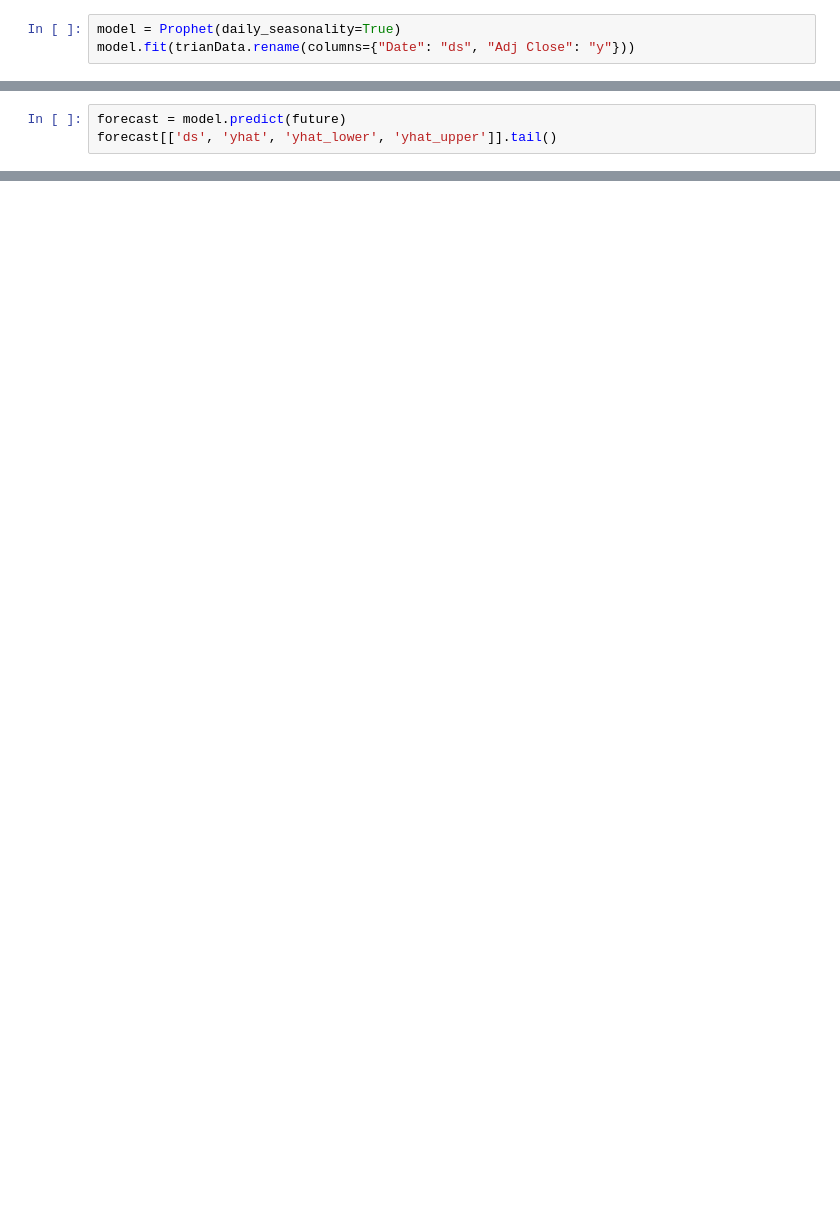
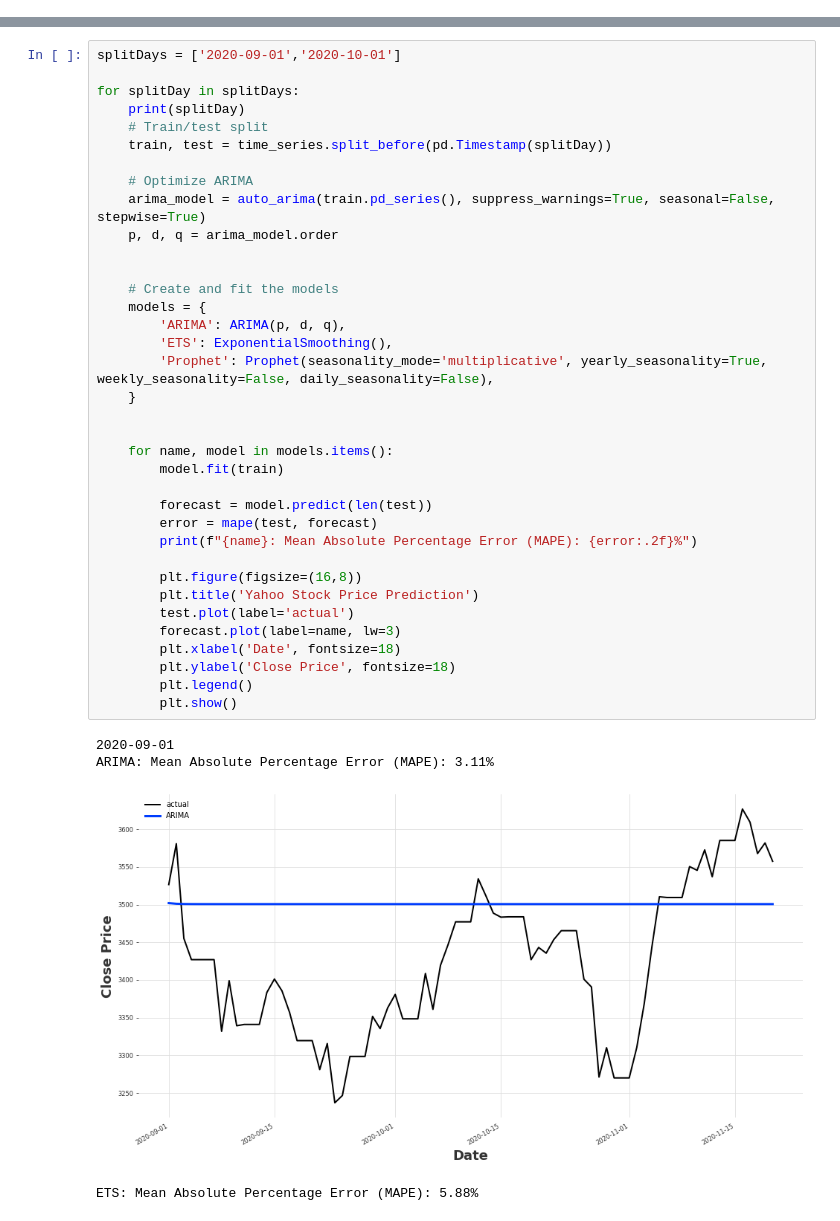
Before and after one commit to Basaron/DSS_Forcasting, a Jupyter notebook: Forcasting.ipynb, the cells around one changed output, grey strips where cells are left out. Cells and saved outputs as stored; diff of their text form; blank space fills up the shorter version.

```diff
--- a/Forcasting.ipynb
+++ b/Forcasting.ipynb
@@ -35,3 +0,0 @@ print(trianData.shape)
-# %%
-model = Prophet(daily_seasonality=True)
-model.fit(trianData.rename(columns={"Date": "ds", "Adj Close": "y"}))
@@ -52,3 +0,0 @@ future.tail()
-# %%
-forecast = model.predict(future)
-forecast[['ds', 'yhat', 'yhat_lower', 'yhat_upper']].tail()
@@ -346,0 +295,41 @@ mape for ARIMA: 6.789119820592027
+# %%
+splitDays = ['2020-09-01','2020-10-01']
+
+for splitDay in splitDays:
+    print(splitDay)
+    # Train/test split
+    train, test = time_series.split_before(pd.Timestamp(splitDay))
+
+    # Optimize ARIMA
+    arima_model = auto_arima(train.pd_series(), suppress_warnings=True, seasonal=False, stepwise=True)
+    p, d, q = arima_model.order
+
+
+    # Create and fit the models
+    models = {
+        'ARIMA': ARIMA(p, d, q),
+        'ETS': ExponentialSmoothing(),
+        'Prophet': Prophet(seasonality_mode='multiplicative', yearly_seasonality=True, weekly_seasonality=False, daily_seasonality=False),
+    }
+
+
+    for name, model in models.items():
+        model.fit(train)
+
+        forecast = model.predict(len(test))
+        error = mape(test, forecast)
+        print(f"{name}: Mean Absolute Percentage Error (MAPE): {error:.2f}%")
+
+        plt.figure(figsize=(16,8))
+        plt.title('Yahoo Stock Price Prediction')
+        test.plot(label='actual')
+        forecast.plot(label=name, lw=3)
+        plt.xlabel('Date', fontsize=18)
+        plt.ylabel('Close Price', fontsize=18)
+        plt.legend()
+        plt.show()
+# %% [output]
+2020-09-01
+ARIMA: Mean Absolute Percentage Error (MAPE): 3.11%
+[figure, added]
+ETS: Mean Absolute Percentage Error (MAPE): 5.88%
```
Also changed, not shown: parts of 22 cells of this notebook.
